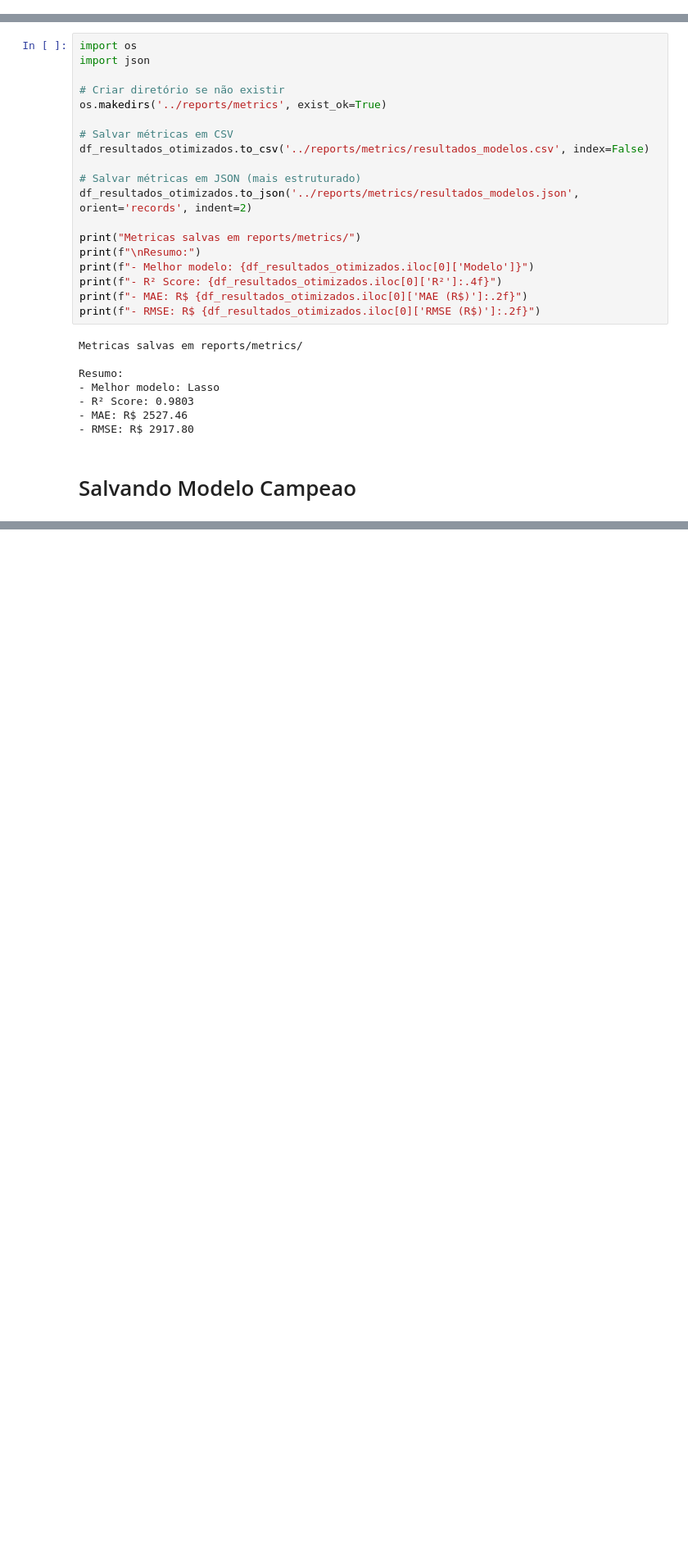
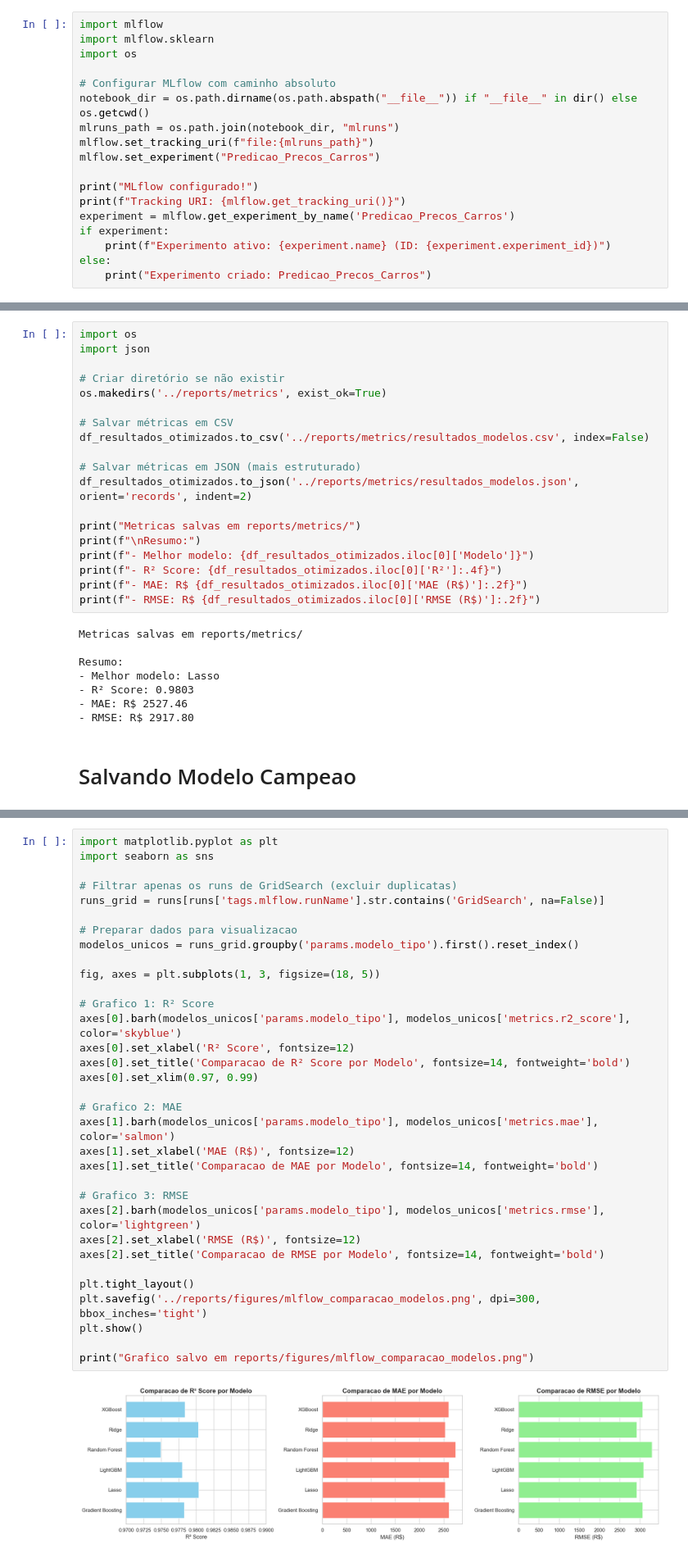
Before and after one commit to HiRenan/MachineLearningCarros, a Jupyter notebook: notebooks/modelo_carros.ipynb, the cells around one changed output, grey strips where cells are left out. Shown: that part at 82% size. Saved outputs shown, nothing was run; the diff lists cells and outputs as text; blank space fills up the shorter version.

Commit message:
Adiciona MLflow para rastreamento de experimentos

```diff
--- a/notebooks/modelo_carros.ipynb
+++ b/notebooks/modelo_carros.ipynb
@@ -16,3 +18,21 @@ import lightgbm as lgb
+# %%
+import mlflow
+import mlflow.sklearn
+import os
+
+# Configurar MLflow com caminho absoluto
+notebook_dir = os.path.dirname(os.path.abspath("__file__")) if "__file__" in dir() else os.getcwd()
+mlruns_path = os.path.join(notebook_dir, "mlruns")
+mlflow.set_tracking_uri(f"file:{mlruns_path}")
+mlflow.set_experiment("Predicao_Precos_Carros")
+
+print("MLflow configurado!")
+print(f"Tracking URI: {mlflow.get_tracking_uri()}")
+experiment = mlflow.get_experiment_by_name('Predicao_Precos_Carros')
+if experiment:
+    print(f"Experimento ativo: {experiment.name} (ID: {experiment.experiment_id})")
+else:
+    print("Experimento criado: Predicao_Precos_Carros")
 # %%
 df = pd.read_csv("../data/raw/dataset_carros_brasil.csv")
 # %% [markdown]
@@ -737,0 +944,35 @@ Features utilizadas: 52
+# %%
+import matplotlib.pyplot as plt
+import seaborn as sns
+
+# Filtrar apenas os runs de GridSearch (excluir duplicatas)
+runs_grid = runs[runs['tags.mlflow.runName'].str.contains('GridSearch', na=False)]
+
+# Preparar dados para visualizacao
+modelos_unicos = runs_grid.groupby('params.modelo_tipo').first().reset_index()
+
+fig, axes = plt.subplots(1, 3, figsize=(18, 5))
+
+# Grafico 1: R² Score
+axes[0].barh(modelos_unicos['params.modelo_tipo'], modelos_unicos['metrics.r2_score'], color='skyblue')
+axes[0].set_xlabel('R² Score', fontsize=12)
+axes[0].set_title('Comparacao de R² Score por Modelo', fontsize=14, fontweight='bold')
+axes[0].set_xlim(0.97, 0.99)
+
+# Grafico 2: MAE
+axes[1].barh(modelos_unicos['params.modelo_tipo'], modelos_unicos['metrics.mae'], color='salmon')
+axes[1].set_xlabel('MAE (R$)', fontsize=12)
+axes[1].set_title('Comparacao de MAE por Modelo', fontsize=14, fontweight='bold')
+
+# Grafico 3: RMSE
+axes[2].barh(modelos_unicos['params.modelo_tipo'], modelos_unicos['metrics.rmse'], color='lightgreen')
+axes[2].set_xlabel('RMSE (R$)', fontsize=12)
+axes[2].set_title('Comparacao de RMSE por Modelo', fontsize=14, fontweight='bold')
+
+plt.tight_layout()
+plt.savefig('../reports/figures/mlflow_comparacao_modelos.png', dpi=300, bbox_inches='tight')
+plt.show()
+
+print("Grafico salvo em reports/figures/mlflow_comparacao_modelos.png")
+# %% [output]
+[figure, added]
```
Also changed, not shown: parts of 11 cells of this notebook, 5 other files.
